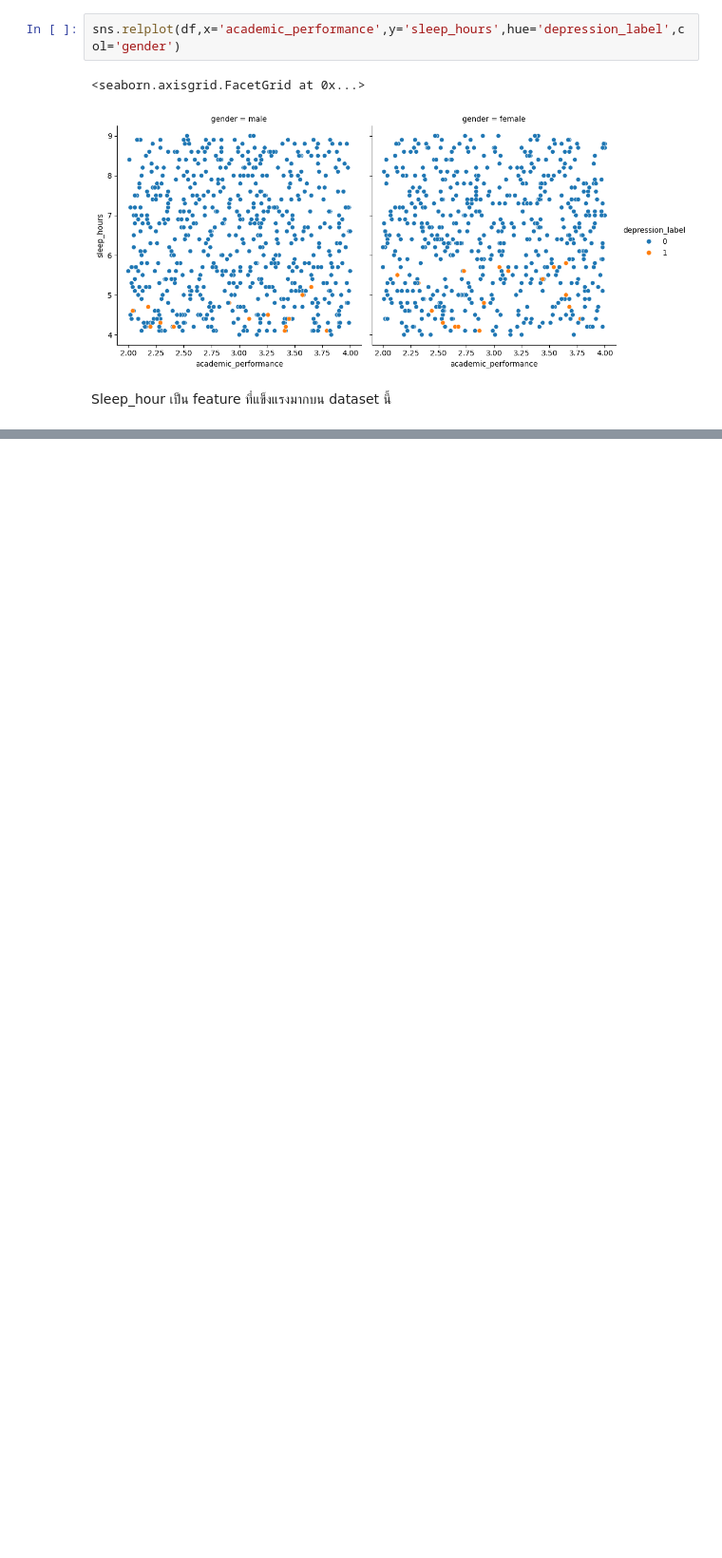
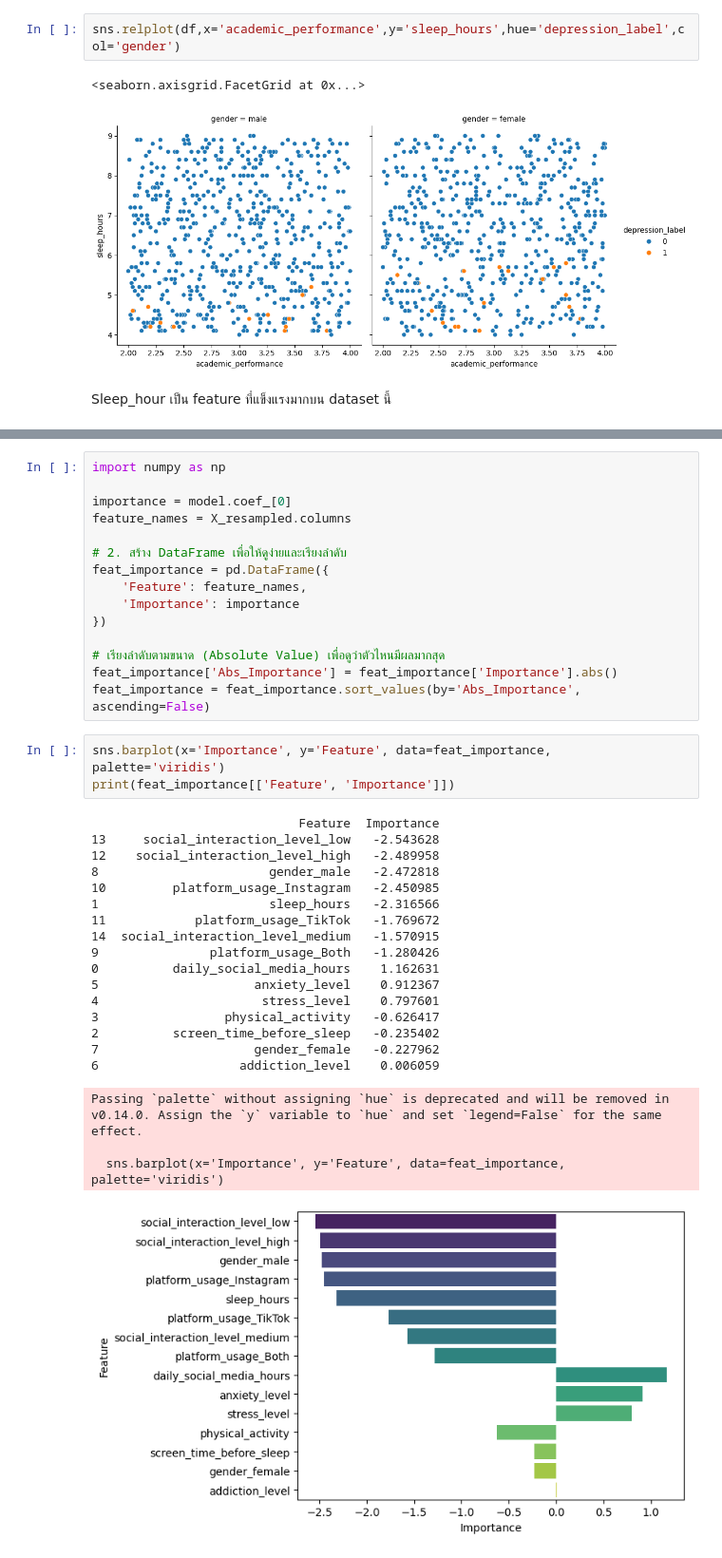
Before and after one commit to ChickenMan-1080/ML-Practice, a Jupyter notebook: ML-Social_Media_Teen_MentalHealth/main.ipynb, the cells around one changed output, grey strips where cells are left out. Shown at 95% size. Cells and saved outputs as stored; diff of their text form; blank space fills up the shorter version.

```diff
--- a/ML-Social_Media_Teen_MentalHealth/main.ipynb
+++ b/ML-Social_Media_Teen_MentalHealth/main.ipynb
@@ -129,0 +250,39 @@ from sklearn
+# %%
+import numpy as np
+
+importance = model.coef_[0]
+feature_names = X_resampled.columns
+
+# 2. สร้าง DataFrame เพื่อให้ดูง่ายและเรียงลำดับ
+feat_importance = pd.DataFrame({
+    'Feature': feature_names,
+    'Importance': importance
+})
+
+# เรียงลำดับตามขนาด (Absolute Value) เพื่อดูว่าตัวไหนมีผลมากสุด
+feat_importance['Abs_Importance'] = feat_importance['Importance'].abs()
+feat_importance = feat_importance.sort_values(by='Abs_Importance', ascending=False)
+# %%
+sns.barplot(x='Importance', y='Feature', data=feat_importance, palette='viridis')
+print(feat_importance[['Feature', 'Importance']])
+# %% [output]
+                            Feature  Importance
+13     social_interaction_level_low   -2.543628
+12    social_interaction_level_high   -2.489958
+8                       gender_male   -2.472818
+10         platform_usage_Instagram   -2.450985
+1                       sleep_hours   -2.316566
+11            platform_usage_TikTok   -1.769672
+14  social_interaction_level_medium   -1.570915
+9               platform_usage_Both   -1.280426
+0          daily_social_media_hours    1.162631
+5                     anxiety_level    0.912367
+4                      stress_level    0.797601
+3                 physical_activity   -0.626417
+2          screen_time_before_sleep   -0.235402
+7                     gender_female   -0.227962
+6                   addiction_level    0.006059
+Passing `palette` without assigning `hue` is deprecated and will be removed in v0.14.0. Assign the `y` variable to `hue` and set `legend=False` for the same effect.
+
+  sns.barplot(x='Importance', y='Feature', data=feat_importance, palette='viridis')
+[figure, added]
```
Also changed, not shown: parts of 21 cells of this notebook.
